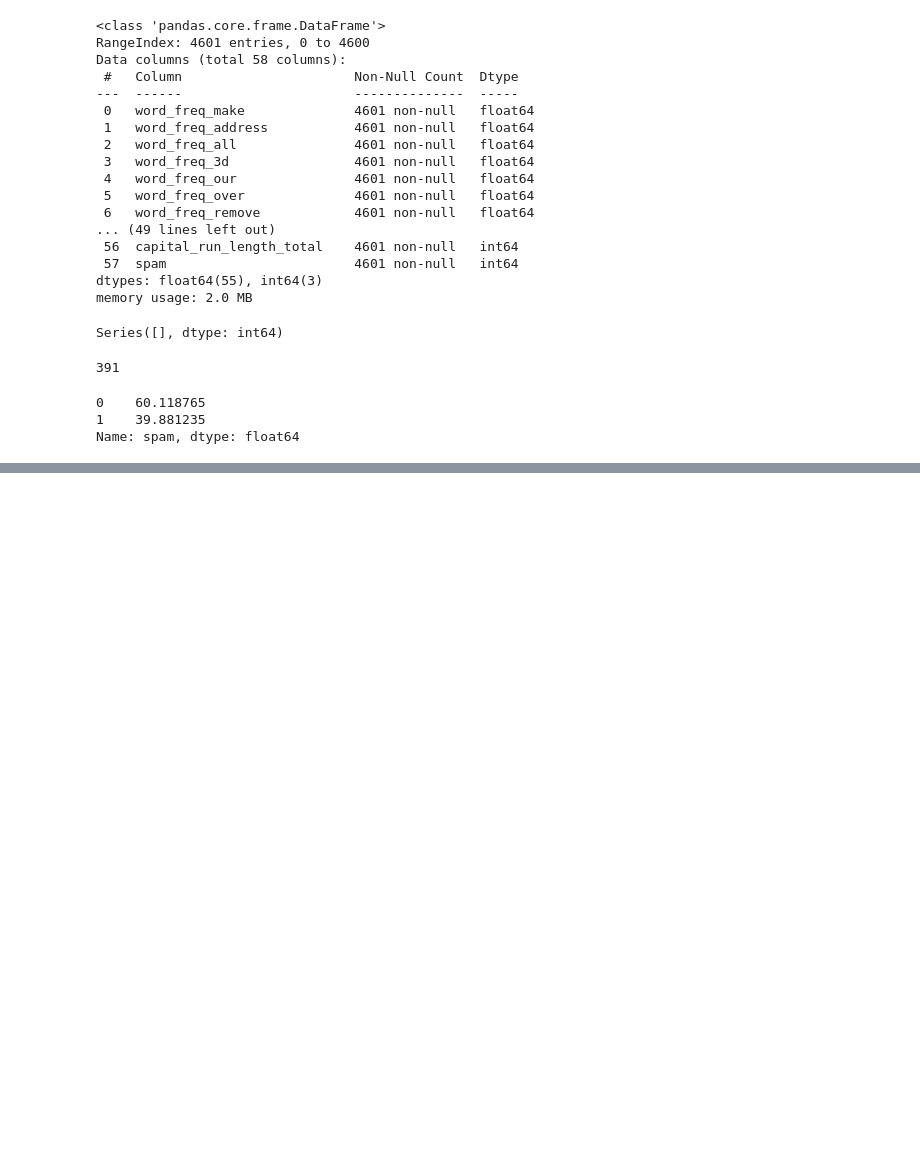
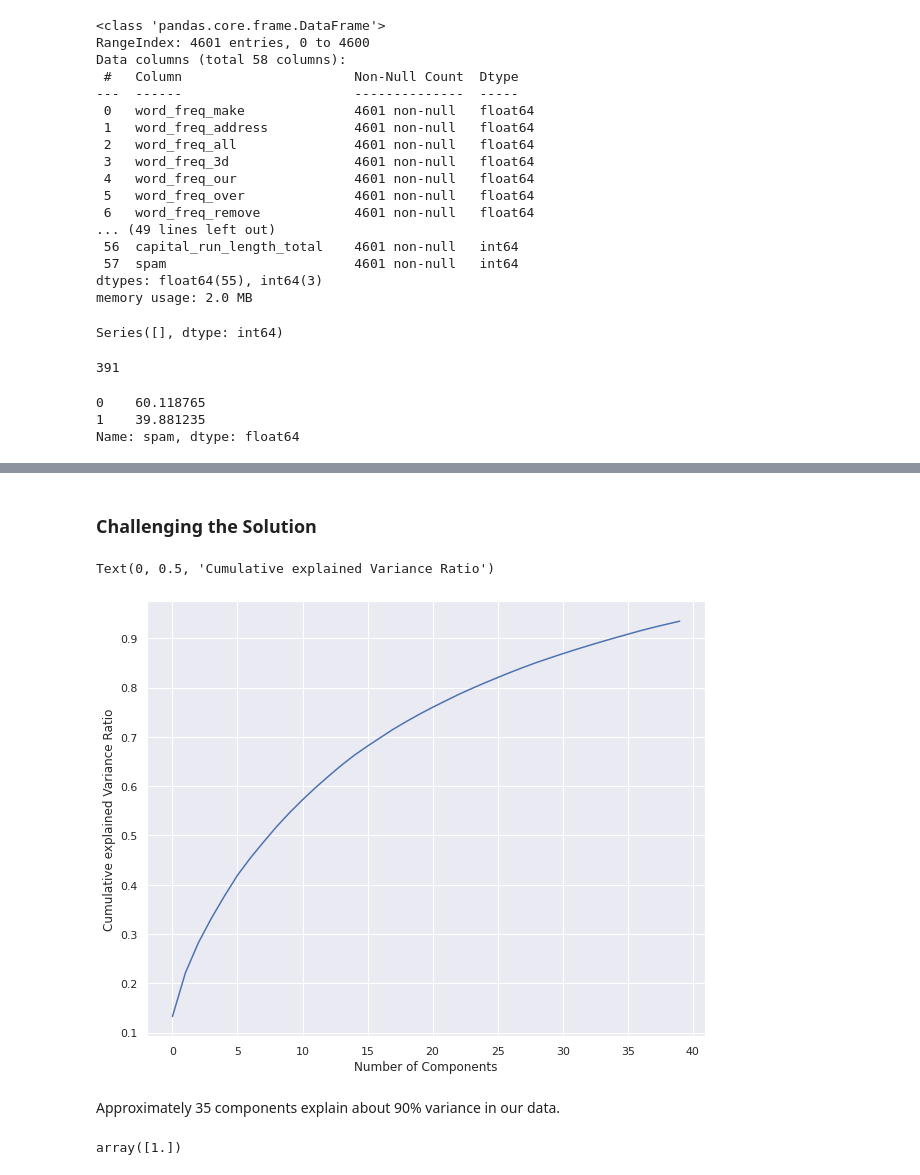
Before and after one commit to EllieMwangi/NaiveBayes-KNN-Classification, a Jupyter notebook: Naive_Bayes_Spam_Email_Detector.ipynb, the cells around one changed output, grey strips where cells are left out. Saved outputs shown, nothing was run; the diff lists cells and outputs as text; code cells hidden in the pictures; blank space fills up the shorter version.

```diff
--- a/Naive_Bayes_Spam_Email_Detector.ipynb
+++ b/Naive_Bayes_Spam_Email_Detector.ipynb
@@ -228,0 +328,22 @@ plt.xlable('Number ')
+# %%
+# Apply different test size split: 20%
+
+# Split data into train and test sets
+x_train, x_test, y_train, y_test = train_test_split(X_res, y_res, test_size=.2, random_state=70)
+
+# Scale data
+scaler = MinMaxScaler().fit(x_train)
+x_train = scaler.transform(x_train)
+x_test = scaler.transform(x_test)
+
+# Apply LDA transformation
+x_train_lda = lda.transform(x_train)
+x_test_lda = lda.transform(x_test)
+
+# Modelling
+gaussian_bayes = GaussianNB()
+gaussian_bayes.fit(x_train_lda, y_train)
+
+gaussian_pred = gaussian_bayes.predict(x_test_lda)
+
+print(classification_report(y_test, gaussian_pred))
@@ -228,0 +373,17 @@ plt.xlable('Number ')
+# %% [markdown]
+### Challenging the Solution
+# %%
+# To regularize the data before decomposition, apply PCA
+
+pca = PCA(n_components=40).fit(x_train)
+env = pca.explained_variance_ratio_
+
+plt.figure(figsize=(10,8))
+plt.plot(__builtin__.range(len(env)), env.cumsum())
+plt.xlabel('Number of Components')
+plt.ylabel('Cumulative explained Variance Ratio')
+# %% [output]
+Text(0, 0.5, 'Cumulative explained Variance Ratio')
+[figure, added]
+# %% [markdown]
+Approximately 35 components explain about 90% variance in our data.
@@ -228,0 +395,9 @@ plt.xlable('Number ')
+# %%
+# Perform LDA to PCA transformed data
+lda = LinearDiscriminantAnalysis(n_components=2)
+lda.fit(x_train_pca, y_train)
+
+# Get explained variation by lda
+lda.explained_variance_ratio_
+# %% [output]
+array([1.])
```
Also changed, not shown: parts of 24 cells of this notebook.
